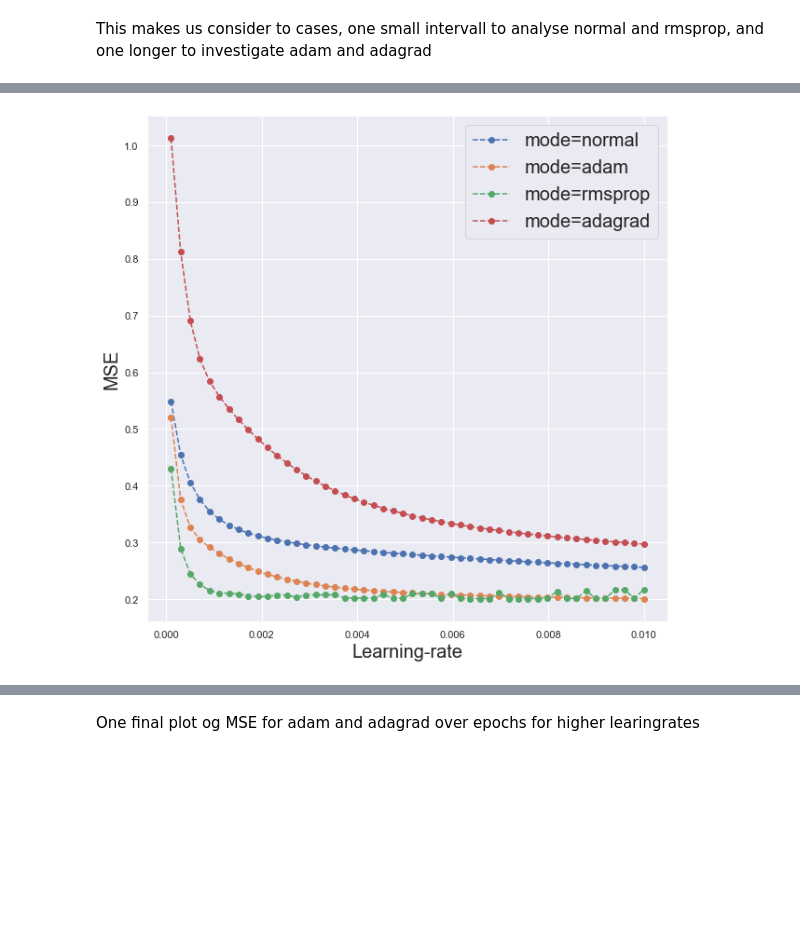
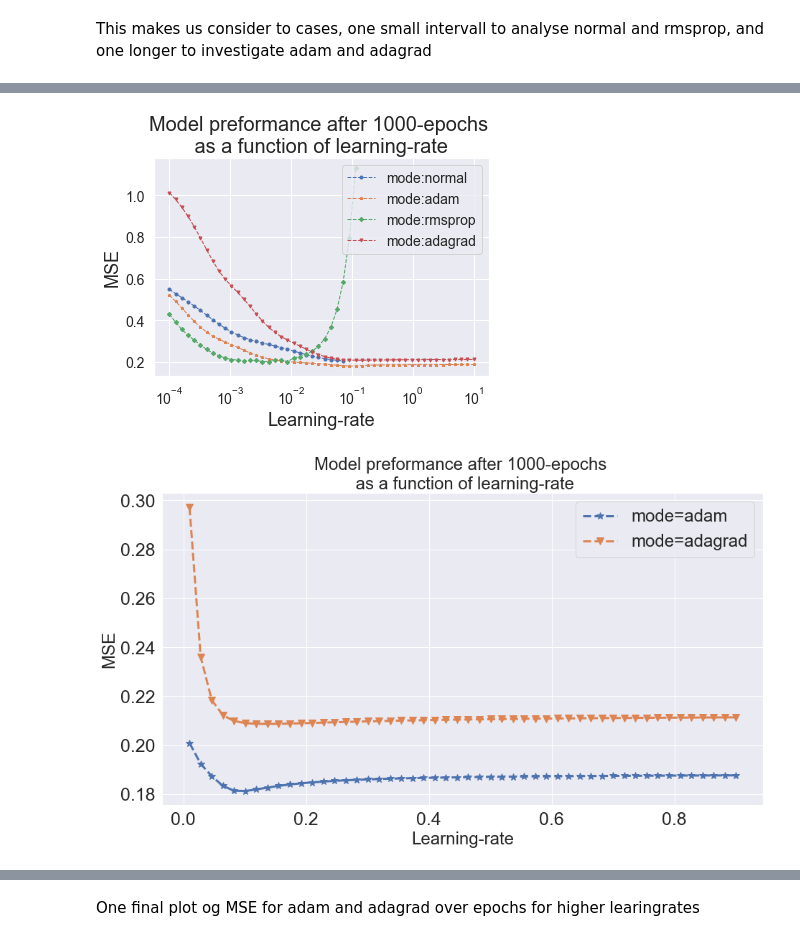
Before and after one commit to carlfre/FYS-STK3155-project-2, a Jupyter notebook: notebooks/gradient_descent_analysis.ipynb, the cells around one changed output, grey strips where cells are left out. Cells and saved outputs as stored; diff of their text form; code cells hidden in the pictures; blank space fills up the shorter version.

```diff
--- a/notebooks/gradient_descent_analysis.ipynb
+++ b/notebooks/gradient_descent_analysis.ipynb
@@ -157,0 +157,4 @@ When we standerize the design matrix with std, in the case of GD we have to choo
+# %%
+MIN_MSE = MSE_analytical_ols
+MAX_MSE = rt.MSE(z_test_s, X_test_s@np.zeros(len(w_s)))
+print(MIN_MSE, MAX_MSE)
@@ -613,7 +611,7 @@ z_test = scaler.transform(z_test.reshape(-1,1)).flatten()
 batch_size = 128 #set a bach_size based on previos analysis
 mode = "normal"
 learning_rates = np.array([0.001, 0.005, 0.01, 0.05])
-epochs = 2000
+epochs = 1000
 momentum_parms = np.linspace(0, 0.999, 100)
 model = rcf.OLSCost()
 w_init = np.zeros(len(X[0]))
@@ -889,33 +1034,52 @@ This makes us consider to cases, one small intervall to analyse normal and rmspr
+# %%
+fig, axs = plt.subplots(nrows=1, ncols=1, sharex=True, sharey=True)
+
+
+axs.set_xlabel("Learning-rate", fontsize=18)
+axs.set_ylabel("MSE", fontsize=18)
+axs.set_title(f"Model preformance after 1000-epochs \n as a function of learning-rate ", fontsize=20)
+axs.tick_params(labelsize=14)
+for j, mode in enumerate(modes):
+    axs.plot(learning_rates, MSE_modes[j],f"--{markers[j]}", lw=1, ms=3, label=f"mode:{mode}")
+
+axs.set_xscale('log')
+axs.legend(fontsize=12, loc="center right")
+plt.savefig("../plots/Gradient_descent/MSE_LR")
+plt.show()
+# %% [output]
+[figure, added]
 # %%
 epochs_stop = 1000
-learning_rates = np.linspace(0.0001, 0.01)
+learning_rates = np.linspace(0.01, 0.9)
 n_lr = len(learning_rates)
 
-MSE_normal = np.zeros(n_lr)
+modes = ["adam", "adagrad"]
+markers = ["*", "v"]
 MSE_adam = np.zeros(n_lr)
-MSE_rmsprop = np.zeros(n_lr)
 MSE_adagrad = np.zeros(n_lr)
-MSE_modes = [MSE_normal, MSE_adam, MSE_rmsprop, MSE_adagrad] #use when plotting
+MSE_modes = [MSE_adam, MSE_adagrad] #use when plotting
 
 
 for j, MSE_mode in enumerate(MSE_modes):
     for i, lr in enumerate(learning_rates):
         MSE_mode[i] = find_MSE(X_train, X_test, z_train, z_test, w_init, model,
                                  mode=modes[j],learning_rate=lr,
                                  epochs=epochs_stop)
         if MSE_mode[i] > 1.2:
             MSE_mode[i] = np.NaN
 
 fig, axs = plt.subplots(nrows=1, ncols=1, sharex=True, sharey=True)
-fig.set_figheight(10)
-fig.set_figwidth(10)
+fig.set_figheight(8)
+fig.set_figwidth(15)
 
-axs.set_xlabel("Learning-rate", fontsize=20)
-axs.set_ylabel("MSE", fontsize=20)
-axs.set_title(f"", fontsize=24)
+axs.set_xlabel("Learning-rate", fontsize=24)
+axs.set_ylabel("MSE", fontsize=24)
+axs.set_title(f"Model preformance after 1000-epochs \n as a function of learning-rate", fontsize=24)
+axs.tick_params(labelsize=25)
 for j, mode in enumerate(modes):
-    axs.plot(learning_rates, MSE_modes[j], "--o",label=f"mode={mode}")
-axs.legend(fontsize=20)
+    axs.plot(learning_rates, MSE_modes[j], f"--{markers[j]}", lw=3, ms=10, label=f"mode={mode}")
+axs.legend(fontsize=24)
+plt.savefig("../plots/Gradient_descent/MSE_highLR")
 plt.show()
 # %% [output]
-[figure, old version]
+[figure, new version]
```
Also changed, not shown: parts of 138 cells of this notebook, 13 other files.
